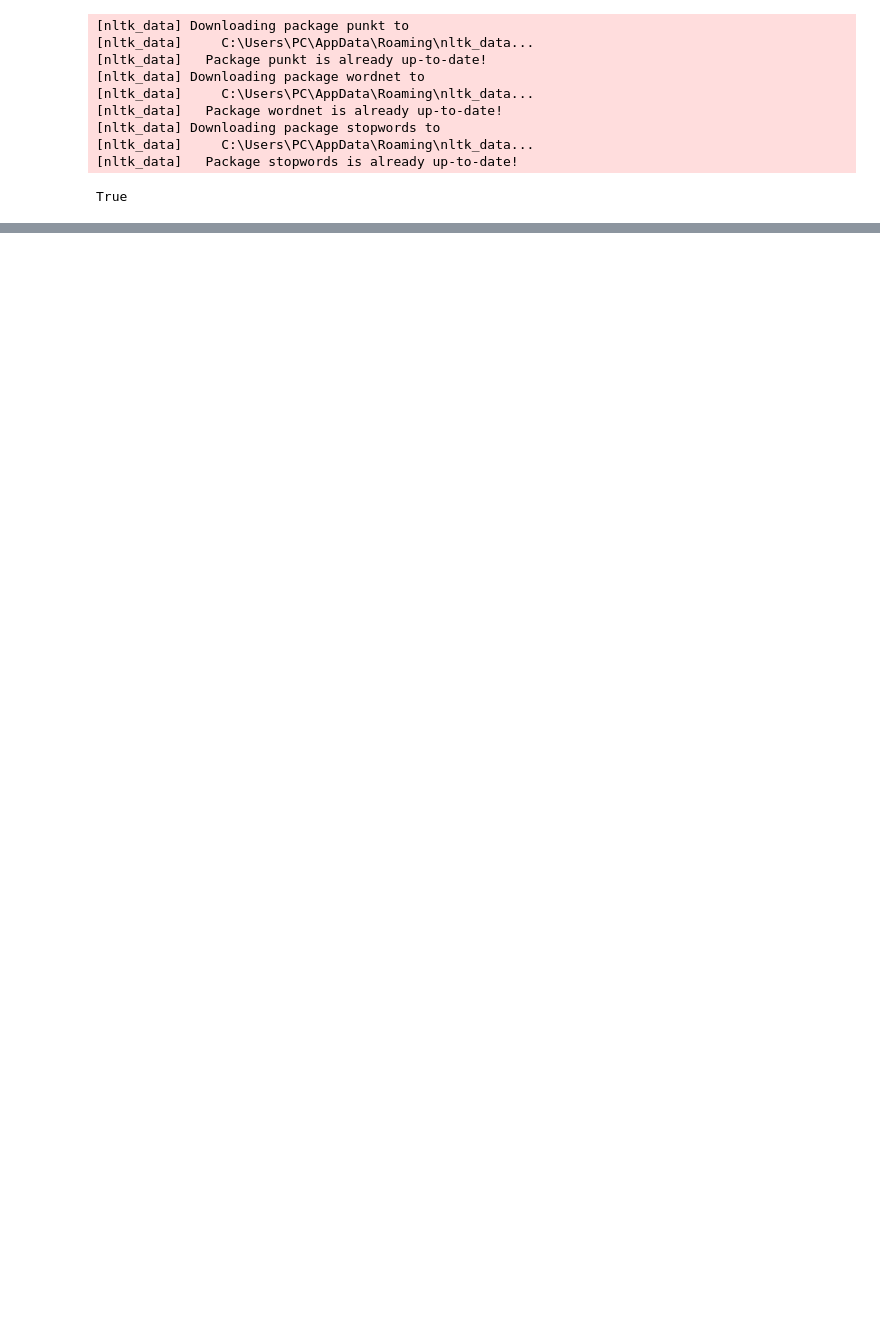
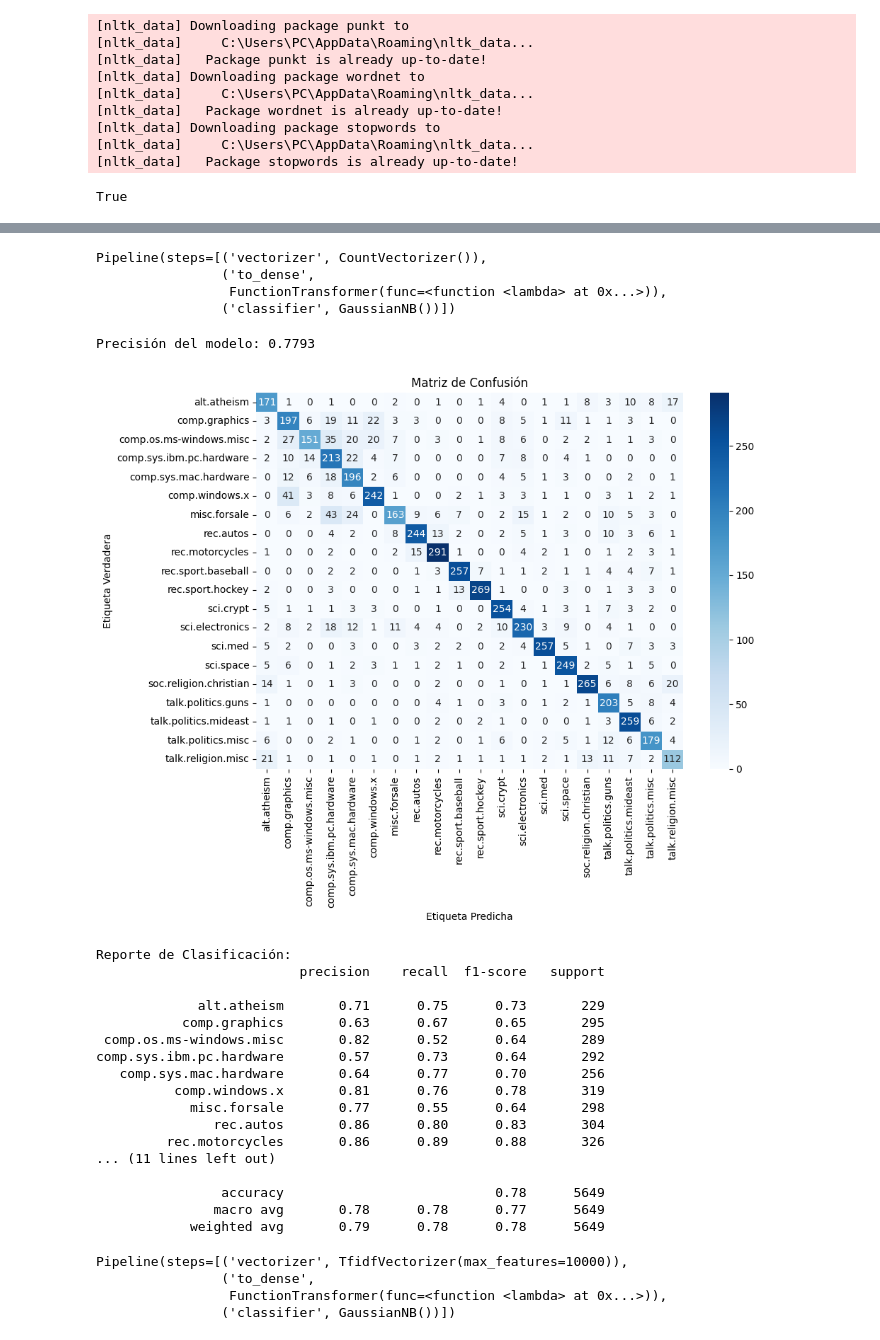
Before and after one commit to gamendez98/nlp-homework, a Jupyter notebook: hw03/NB_LR_classification.ipynb, the cells around one changed output, grey strips where cells are left out. Cells and saved outputs as stored; diff of their text form; code cells hidden in the pictures; blank space fills up the shorter version.

```diff
--- a/hw03/NB_LR_classification.ipynb
+++ b/hw03/NB_LR_classification.ipynb
@@ -194,2 +369,2 @@ pipeline_tfidf_lr.score(X_test, y_test)
 # %%
-transform_sparce = FunctionTransformer(lambda X: np.asarray(X.todense()))
+transform_sparse = FunctionTransformer(lambda X: np.asarray(X.todense()))
@@ -240,0 +371,75 @@ Best cross-validation score: 0.915851195352476
+# %%
+pipeline_c_nb = Pipeline([
+    ('vectorizer', CountVectorizer()),
+    ('to_dense', transform_sparse),
+    ('classifier', GaussianNB())
+])
+
+pipeline_c_nb.fit(X_train, y_train)
+# %% [output]
+Pipeline(steps=[('vectorizer', CountVectorizer()),
+                ('to_dense',
+                 FunctionTransformer(func=<function <lambda> at 0x...>)),
+                ('classifier', GaussianNB())])
+# %%
+# Hacer predicciones
+y_pred = pipeline_c_nb.predict(X_test)
+
+# Calcular la precisión
+accuracy = pipeline_c_nb.score(X_test, y_test)
+print(f"Precisión del modelo: {accuracy:.4f}")
+
+# Generar la matriz de confusión
+cm = confusion_matrix(y_test, y_pred)
+
+# Obtener los nombres de las clases
+class_names = pipeline_c_nb.named_steps['classifier'].classes_
+
+# Crear un DataFrame de la matriz de confusión con los nombres de las clases
+cm_df = pd.DataFrame(cm, index=class_names, columns=class_names)
+
+# Crear un mapa de calor de la matriz de confusión con seaborn
+plt.figure(figsize=(10, 8))
+sns.heatmap(cm_df, annot=True, fmt='d', cmap='Blues')
+plt.title('Matriz de Confusión')
+plt.ylabel('Etiqueta Verdadera')
+plt.xlabel('Etiqueta Predicha')
+plt.tight_layout()
+plt.show()
+
+# Generar y mostrar el reporte de clasificación
+print("\nReporte de Clasificación:")
+print(classification_report(y_test, y_pred, target_names=class_names))
+# %% [output]
+Precisión del modelo: 0.7793
+[figure, added]
+Reporte de Clasificación:
+                          precision    recall  f1-score   support
+
+             alt.atheism       0.71      0.75      0.73       229
+           comp.graphics       0.63      0.67      0.65       295
+ comp.os.ms-windows.misc       0.82      0.52      0.64       289
+comp.sys.ibm.pc.hardware       0.57      0.73      0.64       292
+   comp.sys.mac.hardware       0.64      0.77      0.70       256
+          comp.windows.x       0.81      0.76      0.78       319
+            misc.forsale       0.77      0.55      0.64       298
+               rec.autos       0.86      0.80      0.83       304
+         rec.motorcycles       0.86      0.89      0.88       326
+... (11 lines left out)
+
+                accuracy                           0.78      5649
+               macro avg       0.78      0.78      0.77      5649
+            weighted avg       0.79      0.78      0.78      5649
+# %%
+pipeline_tfidf_nb = Pipeline([
+    ('vectorizer', TfidfVectorizer(max_features=10000)),
+    ('to_dense', transform_sparse),
+    ('classifier', GaussianNB())
+])
+
+pipeline_tfidf_nb.fit(X_train, y_train)
+# %% [output]
+Pipeline(steps=[('vectorizer', TfidfVectorizer(max_features=10000)),
+                ('to_dense',
+                 FunctionTransformer(func=<function <lambda> at 0x...>)),
+                ('classifier', GaussianNB())])
```
Also changed, not shown: parts of 39 cells of this notebook.
